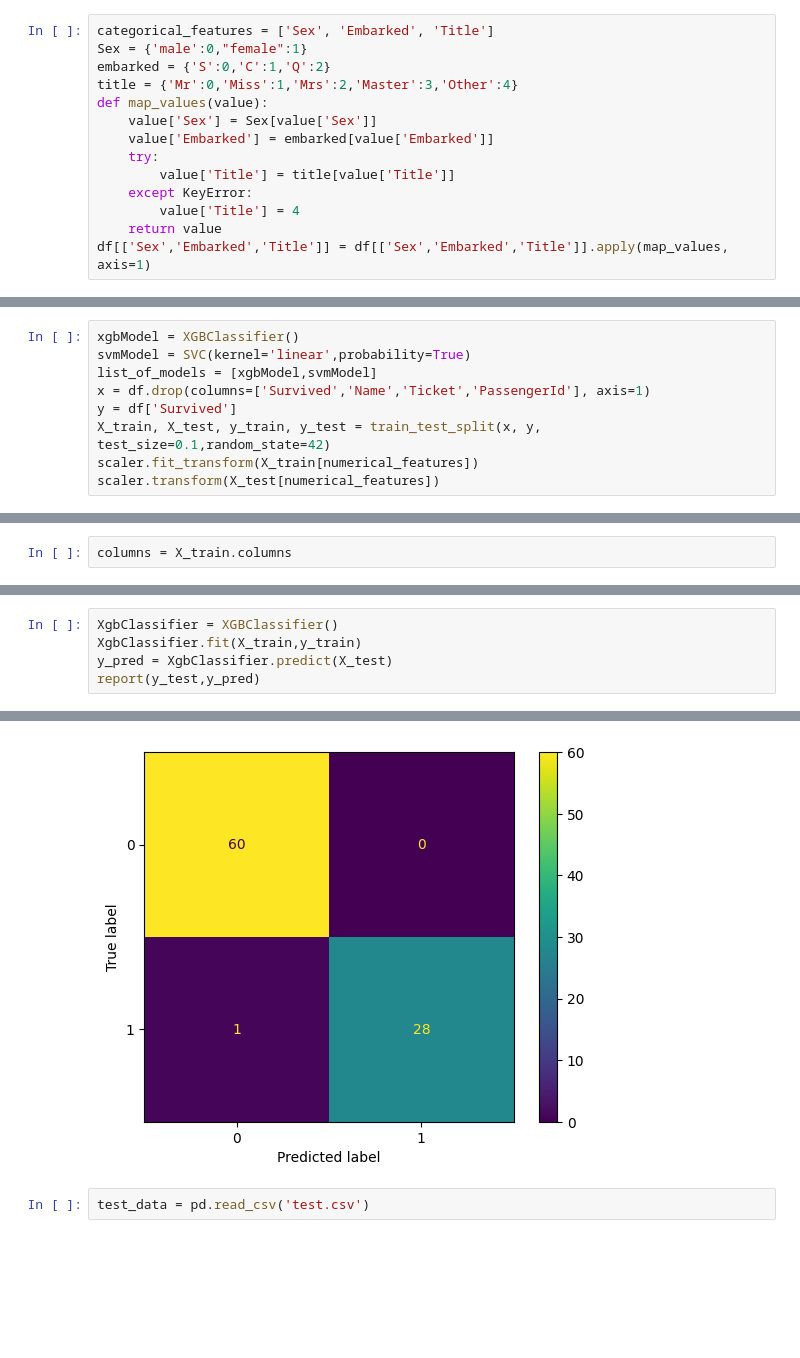
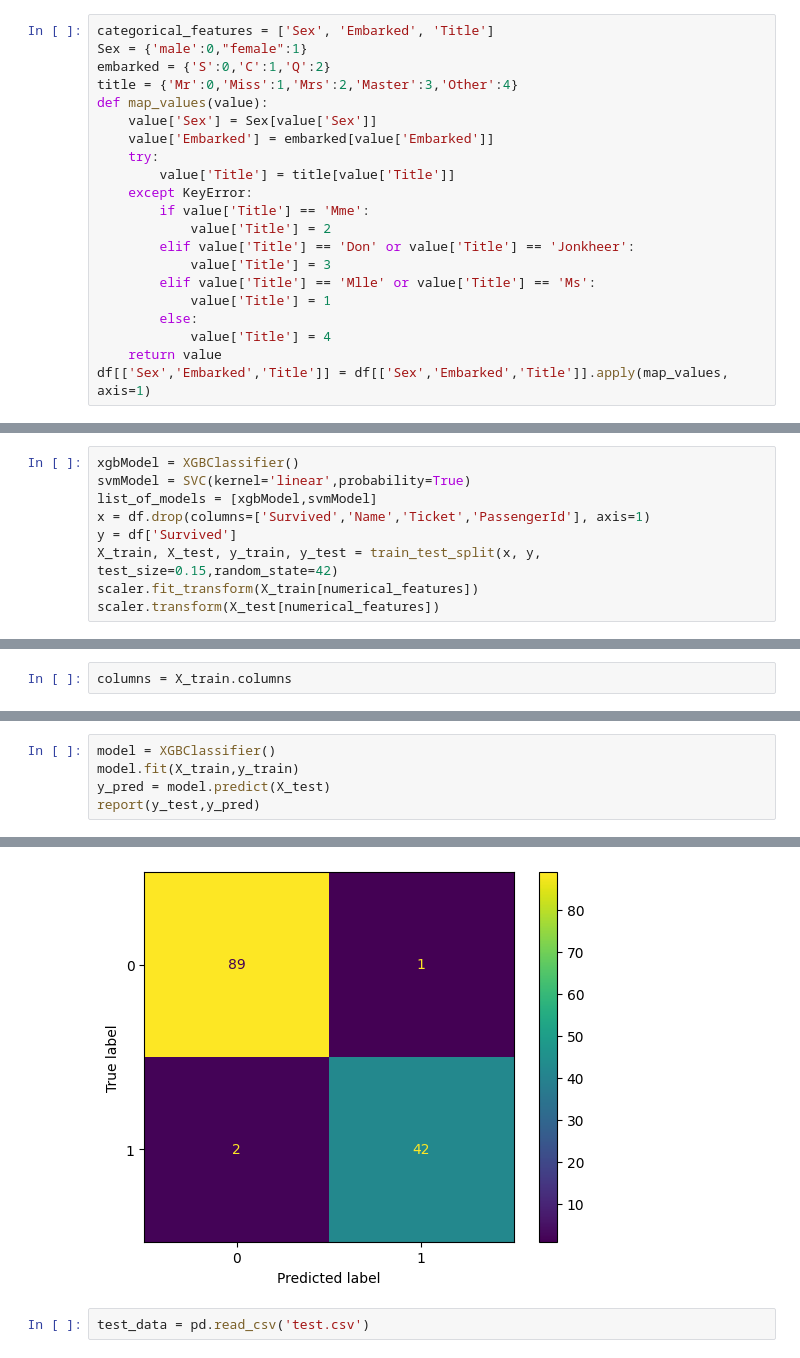
Before and after one commit to youssef124wael/Titanic-crisis-analysis, a Jupyter notebook: ML scripts/ml.ipynb, the cells around one changed output, grey strips where cells are left out. Saved outputs shown, nothing was run; the diff lists cells and outputs as text; blank space fills up the shorter version.

Commit message:
increased accuracy by good classification of title

```diff
--- a/ML scripts/ml.ipynb
+++ b/ML scripts/ml.ipynb
@@ -129,7 +128,14 @@ def map_values(value):
     try:
         value['Title'] = title[value['Title']]
     except KeyError:
-        value['Title'] = 4
+        if value['Title'] == 'Mme':
+            value['Title'] = 2
+        elif value['Title'] == 'Don' or value['Title'] == 'Jonkheer':
+            value['Title'] = 3
+        elif value['Title'] == 'Mlle' or value['Title'] == 'Ms':
+            value['Title'] = 1
+        else:
+            value['Title'] = 4
     return value
 df[['Sex','Embarked','Title']] = df[['Sex','Embarked','Title']].apply(map_values, axis=1)
 # %%
@@ -147,7 +153,7 @@ svmModel = SVC(kernel='linear',probability=True)
 list_of_models = [xgbModel,svmModel]
 x = df.drop(columns=['Survived','Name','Ticket','PassengerId'], axis=1)
 y = df['Survived']
-X_train, X_test, y_train, y_test = train_test_split(x, y, test_size=0.1,random_state=42)
+X_train, X_test, y_train, y_test = train_test_split(x, y, test_size=0.15,random_state=42)
 scaler.fit_transform(X_train[numerical_features])
 scaler.transform(X_test[numerical_features])
 # %% [output]
@@ -231,7 +236,7 @@ X_train.head()
 # %%
-XgbClassifier = XGBClassifier()
-XgbClassifier.fit(X_train,y_train)
-y_pred = XgbClassifier.predict(X_test)
+model = XGBClassifier()
+model.fit(X_train,y_train)
+y_pred = model.predict(X_test)
 report(y_test,y_pred)
 # %% [output]
               precision    recall  f1-score   support
@@ -245,4 +250,4 @@ weighted avg       0.99      0.99      0.99        89
-[figure, old version]
+[figure, new version]
 # %%
 test_data = pd.read_csv('test.csv')
 # %%
```
Also changed, not shown: parts of 15 cells of this notebook, 1 other file.
